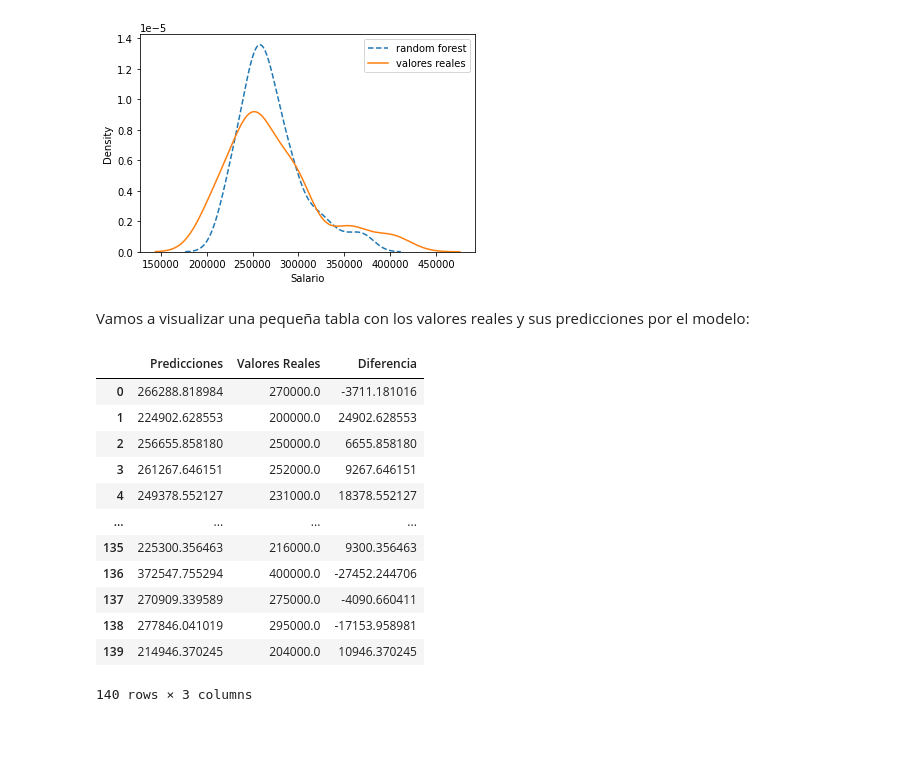
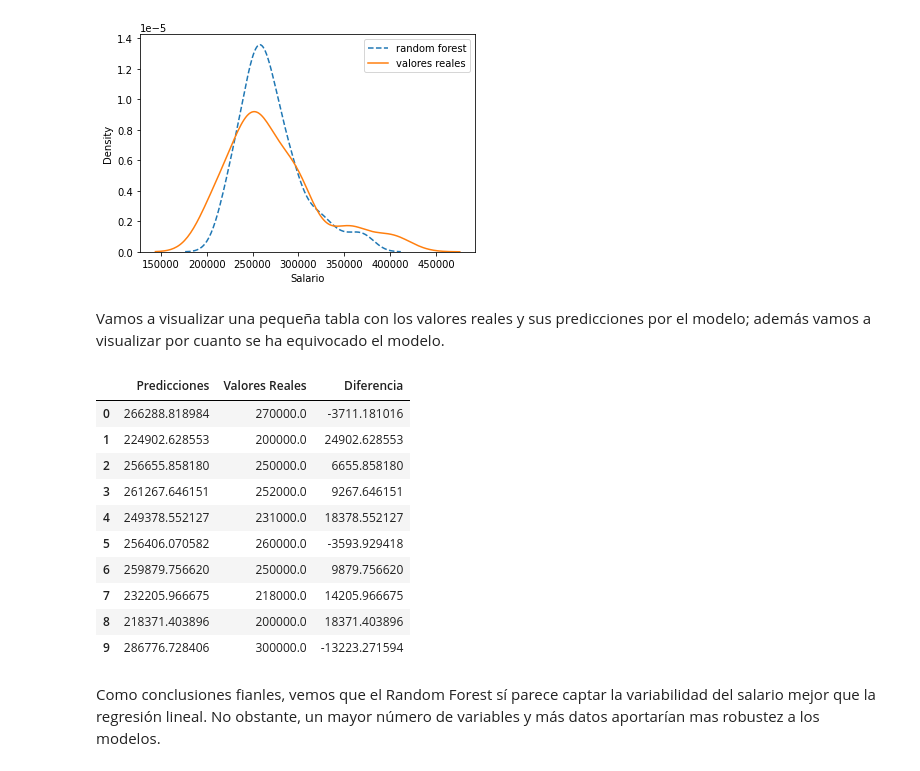
Before and after one commit to AlejandroGVC/DataScience, a Jupyter notebook: placement_analisis.ipynb, the cells around one changed output. Drawn from its saved outputs; the diff is of its cells as text; code cells hidden in the pictures; blank space fills up the shorter version.

```diff
--- a/placement_analisis.ipynb
+++ b/placement_analisis.ipynb
@@ -993,21 +993,21 @@ plt.legend();
 # %% [output]
 [figure]
 # %% [markdown]
-Vamos a visualizar una pequeña tabla con los valores reales y sus predicciones por el modelo:
+Vamos a visualizar una pequeña tabla con los valores reales y sus predicciones por el modelo; además vamos a visualizar por cuanto se ha equivocado el modelo.
 # %%
 data = {'Predicciones':np.e**y_pred_forest, 'Valores Reales':np.e**y, 'Diferencia':np.e**y_pred_forest-np.e**y}
-pd.DataFrame(data)
+pd.DataFrame(data).head(10)
 # %% [output]
 |  | Predicciones | Valores Reales | Diferencia |
 | 0 | 266288.818984 | 270000.0 | -3711.181016 |
 | 1 | 224902.628553 | 200000.0 | 24902.628553 |
 | 2 | 256655.858180 | 250000.0 | 6655.858180 |
 | 3 | 261267.646151 | 252000.0 | 9267.646151 |
 | 4 | 249378.552127 | 231000.0 | 18378.552127 |
-| ... | ... | ... | ... |
-| 135 | 225300.356463 | 216000.0 | 9300.356463 |
-| 136 | 372547.755294 | 400000.0 | -27452.244706 |
-| 137 | 270909.339589 | 275000.0 | -4090.660411 |
-| 138 | 277846.041019 | 295000.0 | -17153.958981 |
-| 139 | 214946.370245 | 204000.0 | 10946.370245 |
+| 5 | 256406.070582 | 260000.0 | -3593.929418 |
+| 6 | 259879.756620 | 250000.0 | 9879.756620 |
+| 7 | 232205.966675 | 218000.0 | 14205.966675 |
+| 8 | 218371.403896 | 200000.0 | 18371.403896 |
+| 9 | 286776.728406 | 300000.0 | -13223.271594 |
-140 rows × 3 columns
+# %% [markdown]
+Como conclusiones fianles, vemos que el Random Forest sí parece captar la variabilidad del salario mejor que la regresión lineal. No obstante, un mayor número de variables y más datos aportarían mas robustez a los modelos.
```
